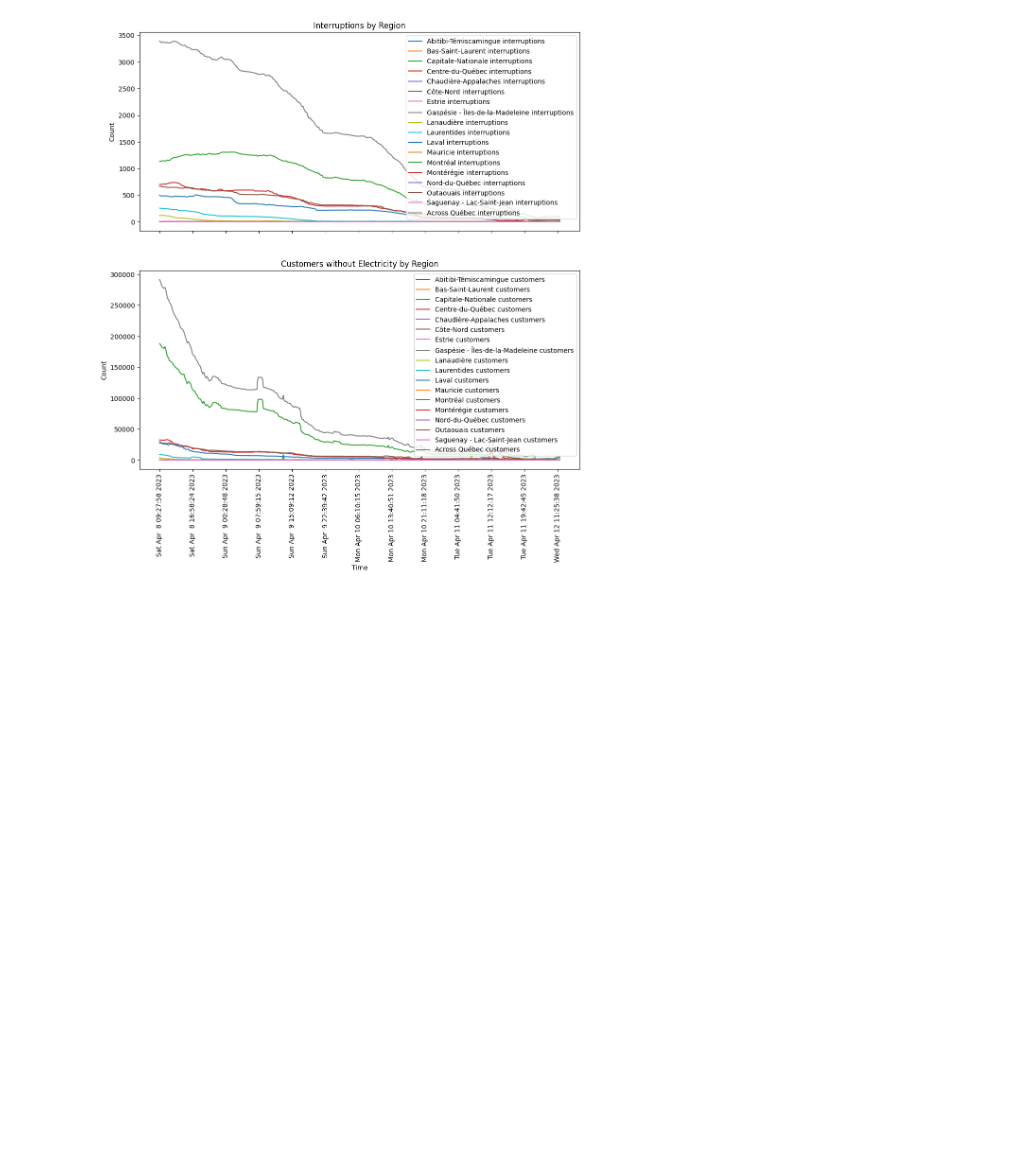
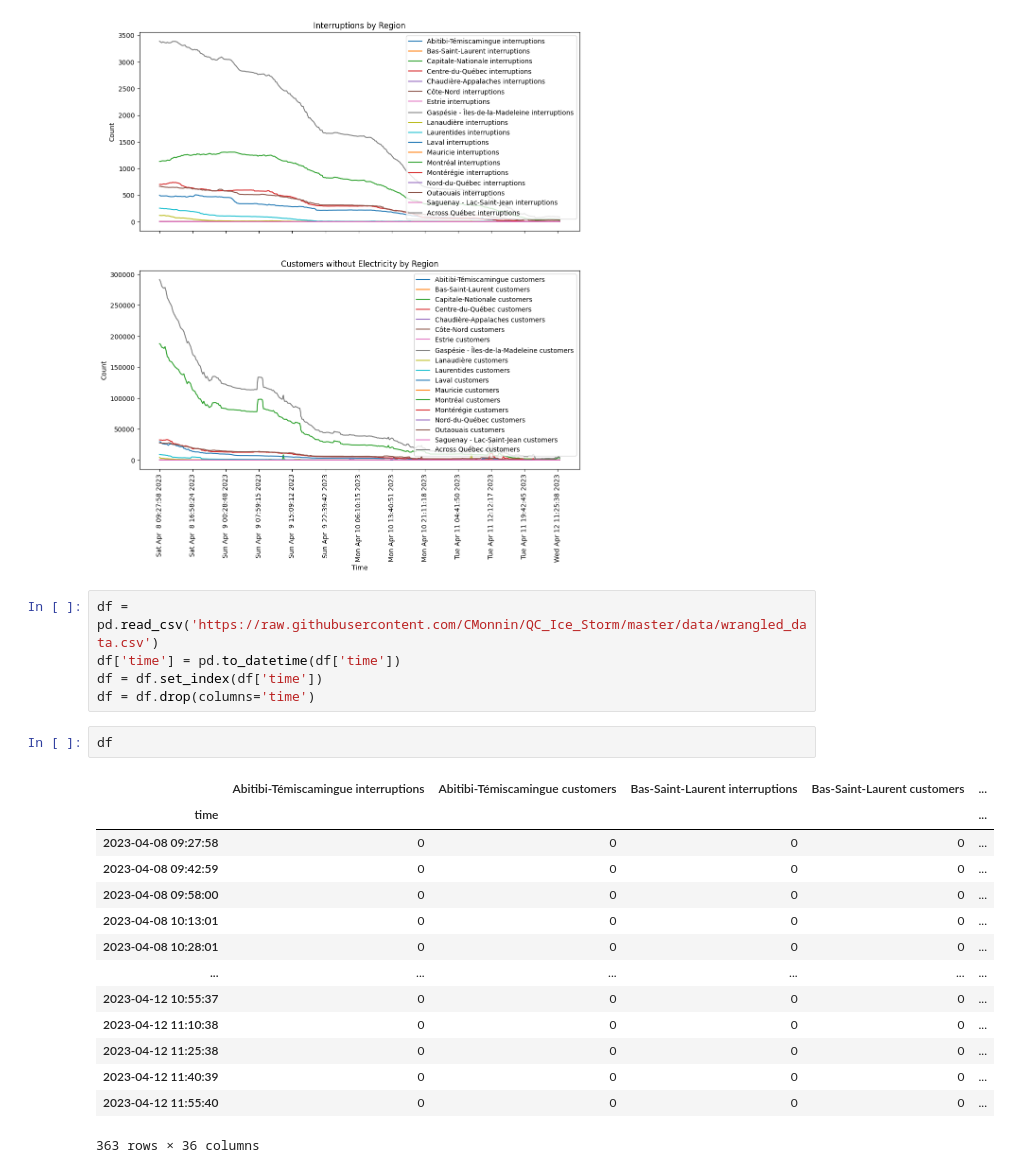
Before and after one commit to CMonnin/QC_Ice_Storm, a Jupyter notebook: notebook.ipynb, the cells around one changed output. Saved outputs shown, nothing was run; the diff lists cells and outputs as text; blank space fills up the shorter version.

```diff
--- a/notebook.ipynb
+++ b/notebook.ipynb
@@ -176,3 +176,25 @@ plt.setp(axs[1].xaxis.get_majorticklabels(), rotation=90)
 plt.show()
 # %% [output]
 [figure]
+# %%
+df = pd.read_csv('https://raw.githubusercontent.com/CMonnin/QC_Ice_Storm/master/data/wrangled_data.csv')
+df['time'] = pd.to_datetime(df['time'])
+df = df.set_index(df['time'])
+df = df.drop(columns='time')
+# %%
+df
+# %% [output]
+|  | Abitibi-Témiscamingue interruptions | Abitibi-Témiscamingue customers | Bas-Saint-Laurent interruptions | Bas-Saint-Laurent customers | ... |
+| time |  |  |  |  | ... |
+| 2023-04-08 09:27:58 | 0 | 0 | 0 | 0 | ... |
+| 2023-04-08 09:42:59 | 0 | 0 | 0 | 0 | ... |
+| 2023-04-08 09:58:00 | 0 | 0 | 0 | 0 | ... |
+| 2023-04-08 10:13:01 | 0 | 0 | 0 | 0 | ... |
+| 2023-04-08 10:28:01 | 0 | 0 | 0 | 0 | ... |
+| ... | ... | ... | ... | ... | ... |
+| 2023-04-12 10:55:37 | 0 | 0 | 0 | 0 | ... |
+| 2023-04-12 11:10:38 | 0 | 0 | 0 | 0 | ... |
+| 2023-04-12 11:25:38 | 0 | 0 | 0 | 0 | ... |
+| 2023-04-12 11:40:39 | 0 | 0 | 0 | 0 | ... |
+| 2023-04-12 11:55:40 | 0 | 0 | 0 | 0 | ... |
+363 rows × 36 columns
```
Also changed, not shown: 1 other file.
